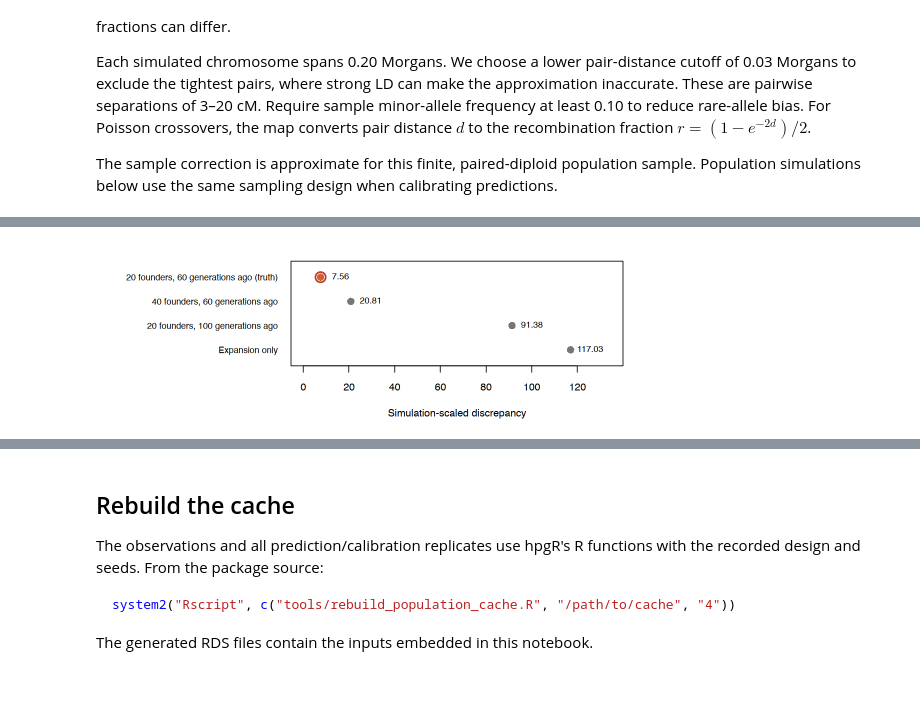
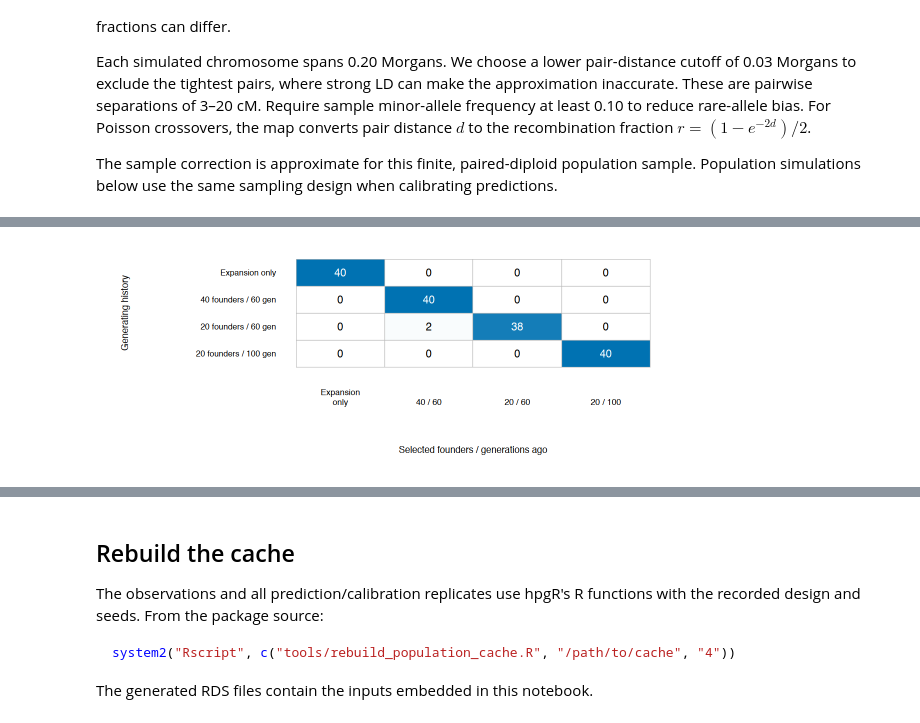
Before and after one commit to StatFunGen/hpgR, a Jupyter notebook: notebooks/P8149_Lecture_9_Effective_Size_and_History.ipynb, the cells around one changed output, grey strips where cells are left out. Cells and saved outputs as stored; diff of their text form; code cells hidden in the pictures; blank space fills up the shorter version.

```diff
--- a/notebooks/P8149_Lecture_9_Effective_Size_and_History.ipynb
+++ b/notebooks/P8149_Lecture_9_Effective_Size_and_History.ipynb
@@ -1656,7 +19467,7 @@ drawFigure("population_candidate_histories", function() {
     historyColors <- c(expansion_only = "#0072B2", shallow_founding = "#009E73",
         recent_founding = "#D62728", older_founding = "#A84CAB")
     lineWidths <- ifelse(names(candidate_designs) == "recent_founding", 4.5, 3.2)
-    layout(matrix(1:2, ncol = 1L), heights = c(.85, 3))
+    layout(matrix(1:2, ncol = 1L), heights = c(.85, 3.3))
     par(mar = rep(0, 4), bg = "white")
     plot.new()
     validation_labels <- candidate_labels
@@ -1666,11 +19477,19 @@ drawFigure("population_candidate_histories", function() {
            lty = 1, lwd = lineWidths, bty = "n", cex = .83,
            y.intersp = 1.8, ncol = 2)
     par(mar = c(4.4, 5.3, .4, .8))
-    plot(NA, xlim = c(110, 0), ylim = c(15, 1500), log = "y",
-         xlab = "Generations before the final sample", ylab = "",
-         yaxt = "n")
+    plot(NA, xlim = c(120, 0), ylim = c(15, 1500), log = "y",
+         xlab = "Generations before the final sample (0)", ylab = "",
+         xaxt = "n", yaxt = "n")
+    axis(1, at = seq(0, 120, 20))
     axis(2, at = c(20, 50, 200, 1000), labels = c(20, 50, 200, 1000), cex.axis = .85, las = 1)
     mtext("Diploid\npopulation size", side = 2, line = 3.2)
+    for (interval in list(c(100, 80), c(60, 40))) {
+        segments(interval, 20, interval, 270, col = "#B8B8B8", lty = 3)
+        arrows(interval[1], 270, interval[2], 270, code = 3,
+               angle = 25, length = .07, lwd = 1.7, col = "#333333")
+    }
+    text(90, 520, "20 generations\nN = 20", cex = .76, col = historyColors["older_founding"])
+    text(50, 520, "20 generations\nN = 20 or 40", cex = .76)
     drawOrder <- c(which(names(candidate_designs) != "recent_founding"),
                    which(names(candidate_designs) == "recent_founding"))
     for (i in drawOrder) {
@@ -1678,9 +19497,9 @@ drawFigure("population_candidate_histories", function() {
         schedule <- populationSizeSchedule(candidate, population_design)
         age <- rev(seq_along(schedule) - 1L)
         schedule[1L] <- if (is.null(candidate$founder)) 100L else candidate$founder
-        lines(c(110, age[1] + .01, age), c(100, 100, schedule),
+        lines(c(120, age[1] + .01, age), c(100, 100, schedule),
               type = "s", lwd = lineWidths[i],
               col = historyColors[names(candidate_designs)[i]], lty = 1)
     }
-}, height = 3.8, pointsize = 18)
+}, width = 10.5, height = 4.15, pointsize = 20)
 # %% [output]
@@ -1744,22 +19583,46 @@ drawFigure("population_history_predictions", function() {
 # %%
-print(history_fit$profile, row.names = FALSE, digits = 6)
-drawFigure("population_history_fit", function() {
-    profile <- history_fit$profile
-    validation_labels <- candidate_labels[profile$candidate]
-    is_truth <- profile$candidate == "recent_founding"
-    validation_labels[is_truth] <- paste0(validation_labels[is_truth], " (truth)")
-    par(mar = c(4.4, 15, 1.4, 1), bg = "white")
-    y <- rev(seq_len(nrow(profile)))
-    plot(profile$discrepancy, y, pch = 16,
-         col = c(orange, rep(gray, nrow(profile) - 1L)), cex = 1.4,
-         yaxt = "n", ylim = c(.5, 4.5),
-         xlim = c(0, max(profile$discrepancy) * 1.15),
-         xlab = "Simulation-scaled discrepancy", ylab = "")
-    axis(2, y, validation_labels, las = 1, tick = FALSE,
-         cex.axis = .85)
-    points(profile$discrepancy[is_truth], y[is_truth], pch = 1,
-           col = truth_color, cex = 2, lwd = 2)
-    text(profile$discrepancy, y, format(round(profile$discrepancy, 2), nsmall = 2),
-         pos = 4, cex = .85)
-}, height = 3.0)
+distance_profile <- data.frame(history = history_fit$profile$candidate,
+    distance = sqrt(history_fit$profile$discrepancy))
+print(distance_profile, row.names = FALSE, digits = 5)
+
+history_ids <- names(history_library$calibration)
+validation_true <- rep(history_ids,
+    vapply(history_library$calibration, nrow, integer(1)))
+validation_selected <- unlist(lapply(history_library$calibration, function(draws)
+    apply(draws, 1L, function(x)
+        comparePopulationHistories(x, history_library)$selected)), use.names = FALSE)
+confusion <- table(
+    generating = factor(validation_true, levels = history_ids),
+    selected = factor(validation_selected, levels = history_ids))
+validation_accuracy <- sum(diag(confusion)) / sum(confusion)
+recovery_intervals <- t(vapply(seq_along(history_ids), function(i)
+    binom.test(confusion[i,i], sum(confusion[i,]))$conf.int, numeric(2)))
+recovery <- data.frame(history = history_ids, correct = diag(confusion),
+    validation_datasets = rowSums(confusion),
+    accuracy = diag(confusion) / rowSums(confusion),
+    lower95 = recovery_intervals[,1], upper95 = recovery_intervals[,2],
+    row.names = NULL)
+print(confusion)
+print(recovery, row.names = FALSE, digits = 4)
+cat("Correct histories:", sum(diag(confusion)), "of", sum(confusion),
+    sprintf("(%.2f%%)\n", 100 * validation_accuracy))
+stopifnot(all(rowSums(confusion) == 40L), sum(confusion) == 160L)
+
+drawFigure("population_history_validation", function() {
+    par(mar = c(5.2, 10.0, .8, .8), bg = "white")
+    palette <- colorRampPalette(c("white", "#C7E3F3", "#0072B2"))(80)
+    image(1:4, 1:4, t(confusion[4:1,]), axes = FALSE, xlab = "", ylab = "",
+        xlim = c(.5,4.5), ylim = c(.5,4.5),
+        col = palette, breaks = seq(-.5,40.5,length.out = 81))
+    abline(h = seq(.5,4.5), v = seq(.5,4.5), col = "#BBBBBB", lwd = .8)
+    axis(1, 1:4, c("Expansion\nonly", "40 / 60", "20 / 60", "20 / 100"),
+        tick = FALSE, cex.axis = .82)
+    axis(2, 4:1, c("Expansion only", "40 founders / 60 gen",
+        "20 founders / 60 gen", "20 founders / 100 gen"),
+        tick = FALSE, las = 1, cex.axis = .8)
+    mtext("Selected founders / generations ago", 1, line = 3.4, cex = .9)
+    mtext("Generating history", 2, line = 8.3, cex = .9)
+    for(i in 1:4) for(j in 1:4) text(j,5-i,confusion[i,j],font=2,
+        col=if(confusion[i,j] >= 20) "white" else "black",cex=1.05)
+}, width = 9.5, height = 3.8, pointsize = 20)
 # %% [output]
@@ -1771,2 +19646,2 @@ drawFigure("population_history_fit", function() {
-[figure, old version]
+[figure, new version]
 # %% [markdown]
```
Also changed, not shown: parts of 35 cells of this notebook, 41 other files.
